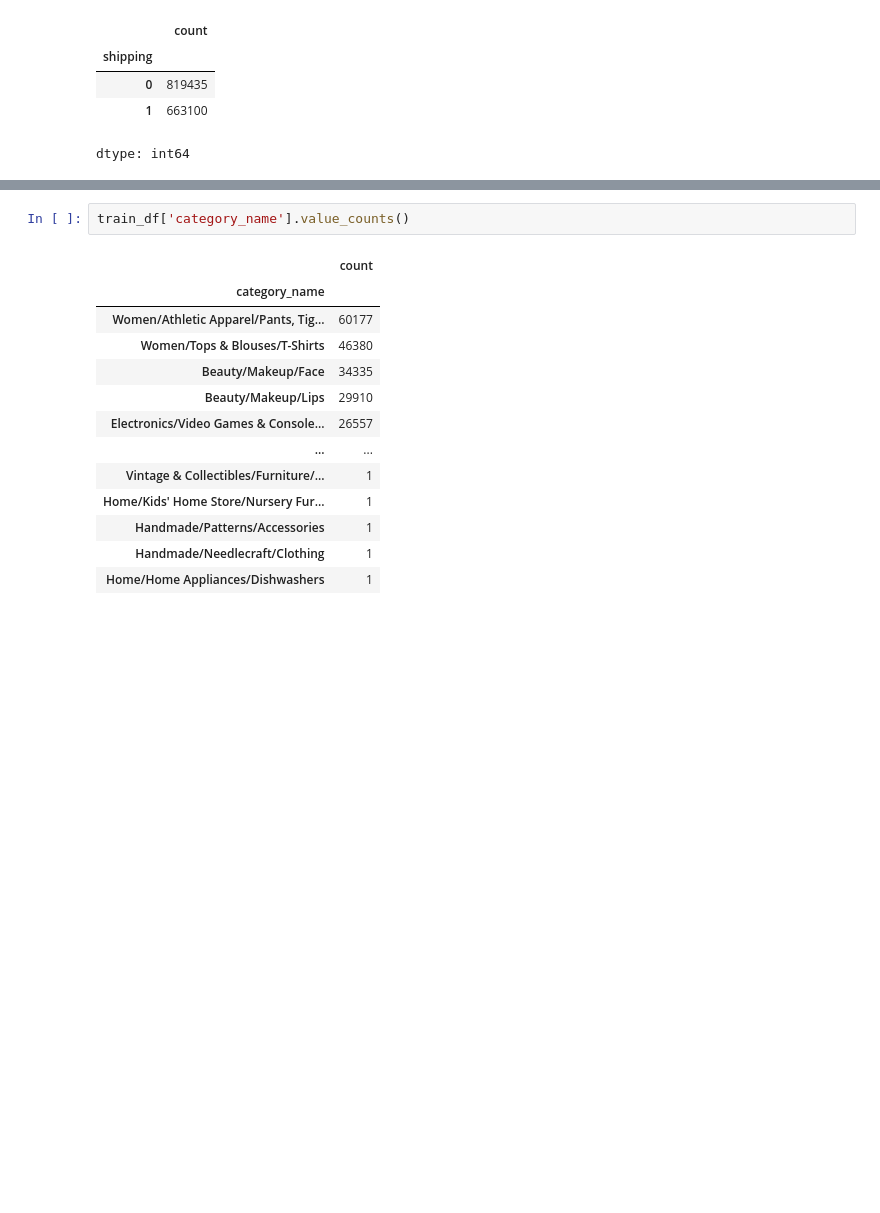
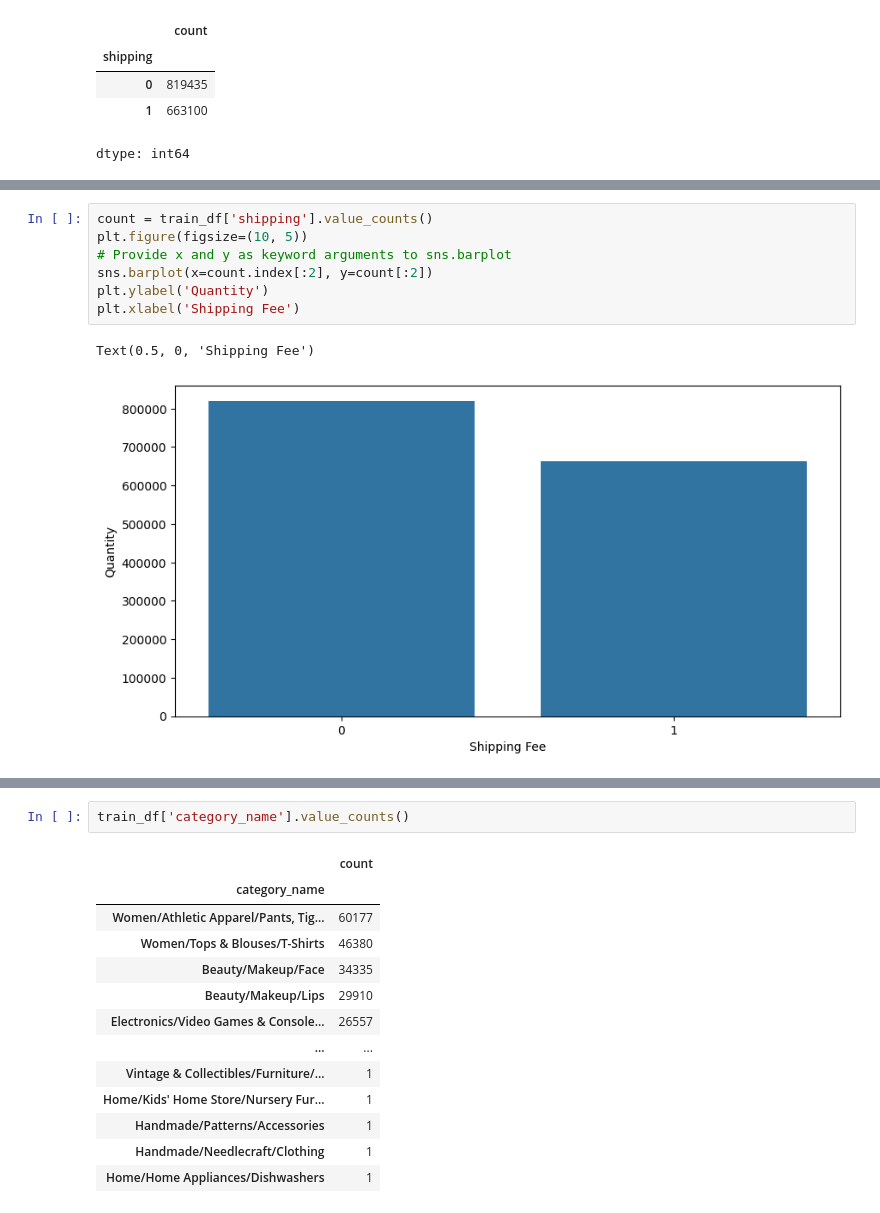
Before and after one commit to darshit001/MerCari-Data-Analysis, a Jupyter notebook: Mericari.ipynb, the cells around one changed output, grey strips where cells are left out. Saved outputs shown, nothing was run; the diff lists cells and outputs as text; blank space fills up the shorter version.

```diff
--- a/Mericari.ipynb
+++ b/Mericari.ipynb
@@ -173,0 +208,10 @@ dtype: int64
+# %%
+count = train_df['shipping'].value_counts()
+plt.figure(figsize=(10, 5))
+# Provide x and y as keyword arguments to sns.barplot
+sns.barplot(x=count.index[:2], y=count[:2])
+plt.ylabel('Quantity')
+plt.xlabel('Shipping Fee')
+# %% [output]
+Text(0.5, 0, 'Shipping Fee')
+[figure, added]
```
Also changed, not shown: parts of 8 cells of this notebook.
